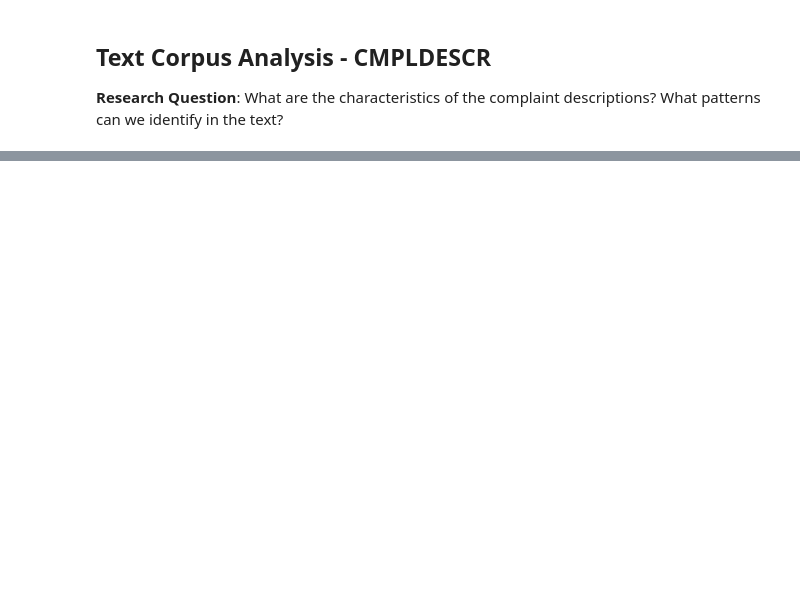
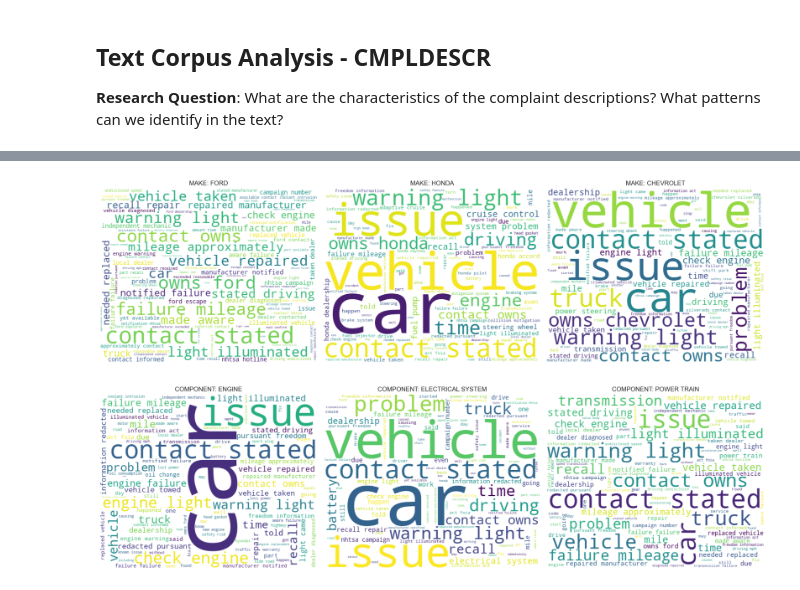
Before and after one commit to erikmoralestec/proyecto-integrador-grafos-de-conocimiento-llm, a Jupyter notebook: notebooks/01_EDA_UserComplaints.ipynb, the cells around one changed output, grey strips where cells are left out. Cells and saved outputs as stored; diff of their text form; code cells hidden in the pictures; blank space fills up the shorter version.

```diff
--- a/notebooks/01_EDA_UserComplaints.ipynb
+++ b/notebooks/01_EDA_UserComplaints.ipynb
@@ -619,0 +873,37 @@ Top 20 Most Common Words:
+# %%
+stop_words = set(stopwords.words('english'))
+lemmatizer = WordNetLemmatizer()
+
+TEXT_COL = next((c for c in ['CLEAN_TEXT','CMPLDESCR','CDESCR','DESCRIPTION'] if c in df.columns), None)
+assert TEXT_COL is not None, "No se encontró columna de texto."
+
+def clean_text_keep_nums(text):
+    text = str(text).lower()
+    text = re.sub(r'[^a-z0-9\s]', ' ', text)   # letras, números y espacios
+    text = re.sub(r'\s+', ' ', text).strip()
+    words = text.split()
+    words = [lemmatizer.lemmatize(w) for w in words
+             if (w not in stop_words) and (len(w) > 2 or w.isdigit())]
+    return " ".join(words)
+
+if TEXT_COL != 'CLEAN_TEXT':
+    df['CLEAN_TEXT'] = df[TEXT_COL].fillna("").apply(clean_text_keep_nums)
+else:
+    df['CLEAN_TEXT'] = df['CLEAN_TEXT'].fillna("")
+# %%
+key_vars = ['MAKE', 'COMPONENT']
+for var in key_vars:
+    if var in df.columns:
+        top_cats = df[var].value_counts().head(3).index
+        fig, axes = plt.subplots(1, len(top_cats), figsize=(18, 6))
+        for i, cat in enumerate(top_cats):
+            text = " ".join(df[df[var] == cat]['CLEAN_TEXT'].dropna().tolist())
+            wc = WordCloud(width=500, height=400, background_color='white', max_words=100).generate(text)
+            axes[i].imshow(wc, interpolation='bilinear')
+            axes[i].axis('off')
+            axes[i].set_title(f"{var}: {cat}")
+        plt.tight_layout()
+        plt.show()
+# %% [output]
+[figure, added]
+[figure, added]
```
Also changed, not shown: parts of 28 cells of this notebook.
